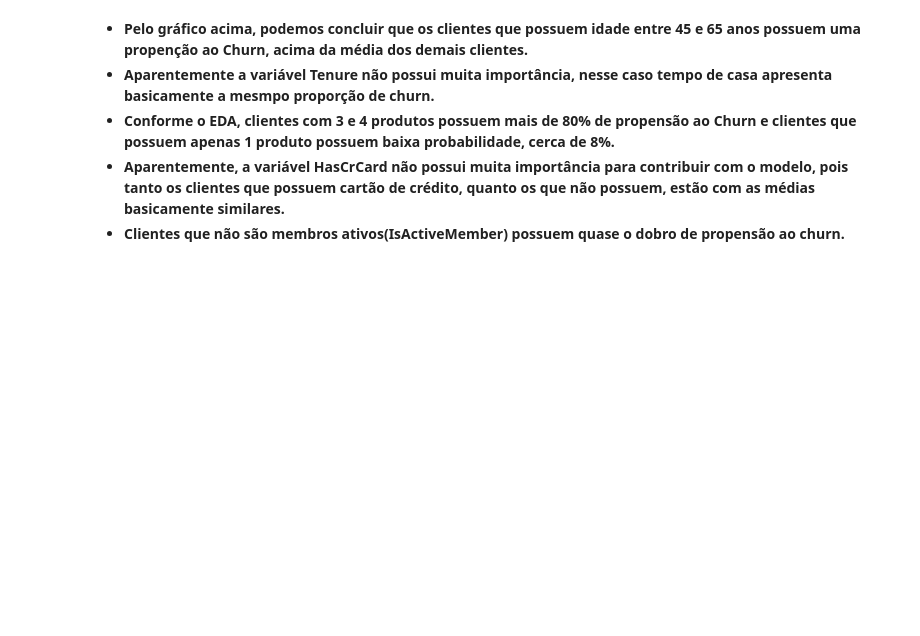
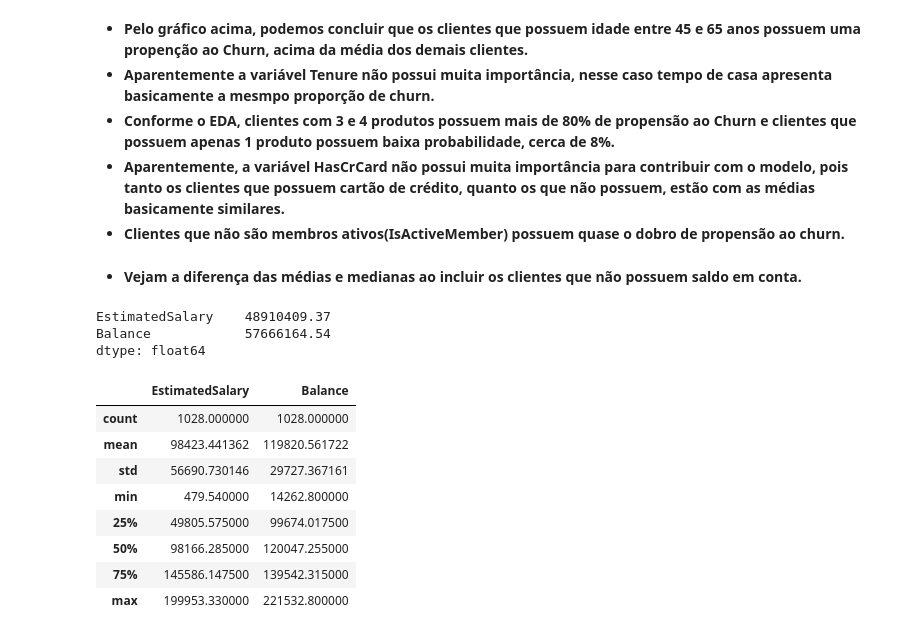
Before and after one commit to Jcnok/Stack_Labs_Churn, a Jupyter notebook: Analise_churn_v2.ipynb, the cells around one changed output. Drawn from its saved outputs; the diff is of its cells as text; code cells hidden in the pictures; blank space fills up the shorter version.

```diff
--- a/Analise_churn_v2.ipynb
+++ b/Analise_churn_v2.ipynb
@@ -565,3 +565,25 @@ Media de Churn por HasCrCard:
 * **Conforme o EDA, clientes com 3 e 4 produtos possuem mais de 80% de propensão ao Churn e clientes que possuem apenas 1 produto possuem baixa probabilidade, cerca de 8%.**
 * **Aparentemente, a variável HasCrCard não possui muita importância para contribuir com o modelo, pois tanto os clientes que possuem cartão de crédito, quanto os que não possuem, estão com as médias basicamente similares.**
 * **Clientes que não são membros ativos(IsActiveMember) possuem quase o dobro de propensão ao churn.**
+# %% [markdown]
+* **Vejam a diferença das médias e medianas ao incluir os clientes que não possuem saldo em conta.**
+# %%
+#Saldo total dos clientes que saíram do banco.
+df.query('Exited == 1 & Balance > 0 & Geography=="France"')[['EstimatedSalary','Balance']].sum()
+# %% [output]
+EstimatedSalary    48910409.37
+Balance            57666164.54
+dtype: float64
+# %%
+#Saldo total dos clientes que permanecem com o banco e que possuem saldo em conta.
+df.query('Exited == 0 & Balance > 0 & Geography=="Spain"')[['EstimatedSalary','Balance']].describe()
+# %% [output]
+|  | EstimatedSalary | Balance |
+| count | 1028.000000 | 1028.000000 |
+| mean | 98423.441362 | 119820.561722 |
+| std | 56690.730146 | 29727.367161 |
+| min | 479.540000 | 14262.800000 |
+| 25% | 49805.575000 | 99674.017500 |
+| 50% | 98166.285000 | 120047.255000 |
+| 75% | 145586.147500 | 139542.315000 |
+| max | 199953.330000 | 221532.800000 |
```
Also changed, not shown: parts of 7 cells of this notebook.
